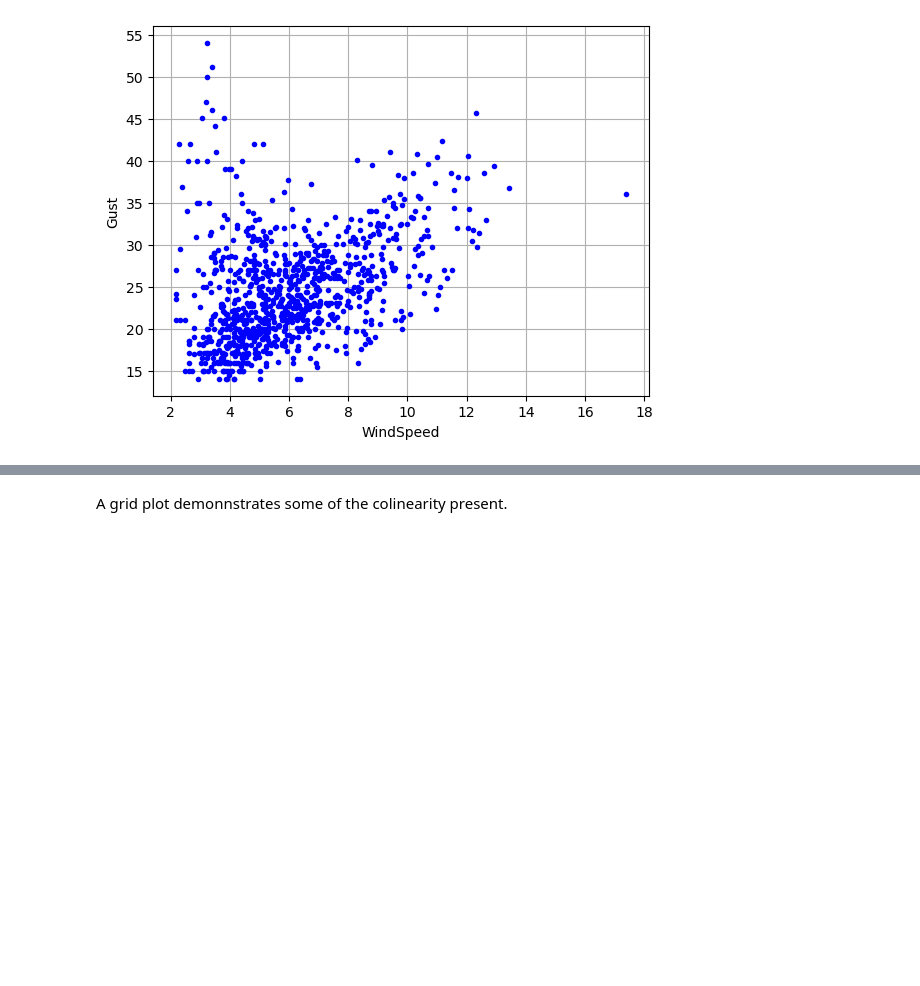
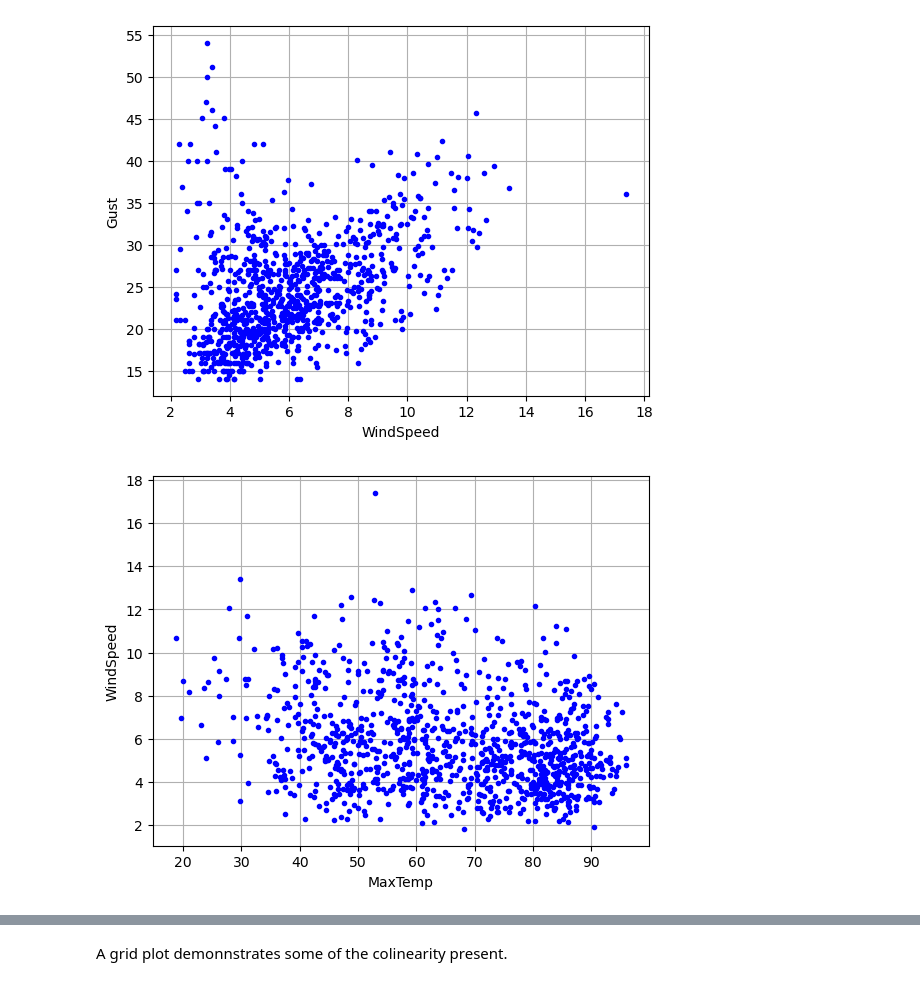
Before and after one commit to ericschwen/weather_311, a Jupyter notebook: 311_weather_modeling.ipynb, the cells around one changed output, grey strips where cells are left out. Drawn from its saved outputs; the diff is of its cells as text; code cells hidden in the pictures; blank space fills up the shorter version.

Commit message:
Experimentation understanding wind speed correlations.

```diff
--- a/311_weather_modeling.ipynb
+++ b/311_weather_modeling.ipynb
@@ -263,3 +263,12 @@ ax.set_xlabel(r'WindSpeed')
 plt.show()
 # %% [output]
 [figure]
+# %%
+fig, ax = plt.subplots()
+ax.plot(df['MaxTemp'], df['WindSpeed'], '.', color = 'b')
+ax.grid(True)
+ax.set_ylabel(r'WindSpeed')
+ax.set_xlabel(r'MaxTemp')
+plt.show()
+# %% [output]
+[figure, added]
```
Also changed, not shown: parts of 43 cells of this notebook.
